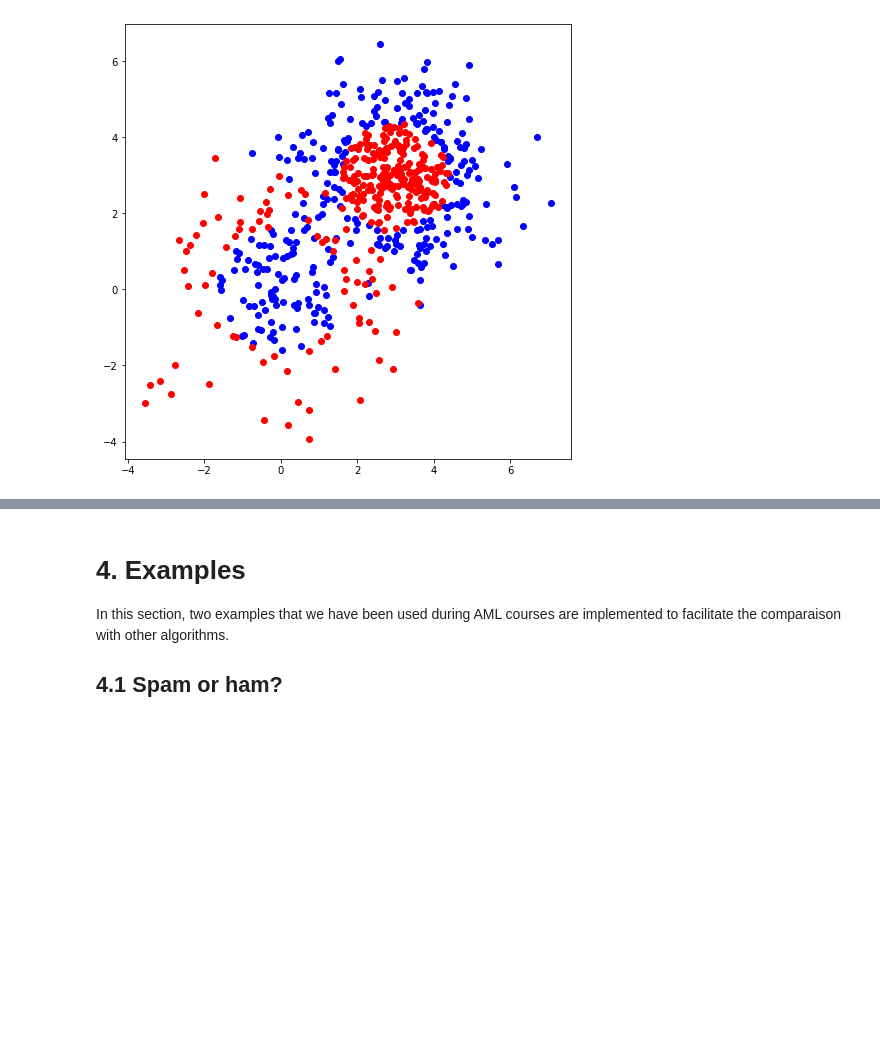
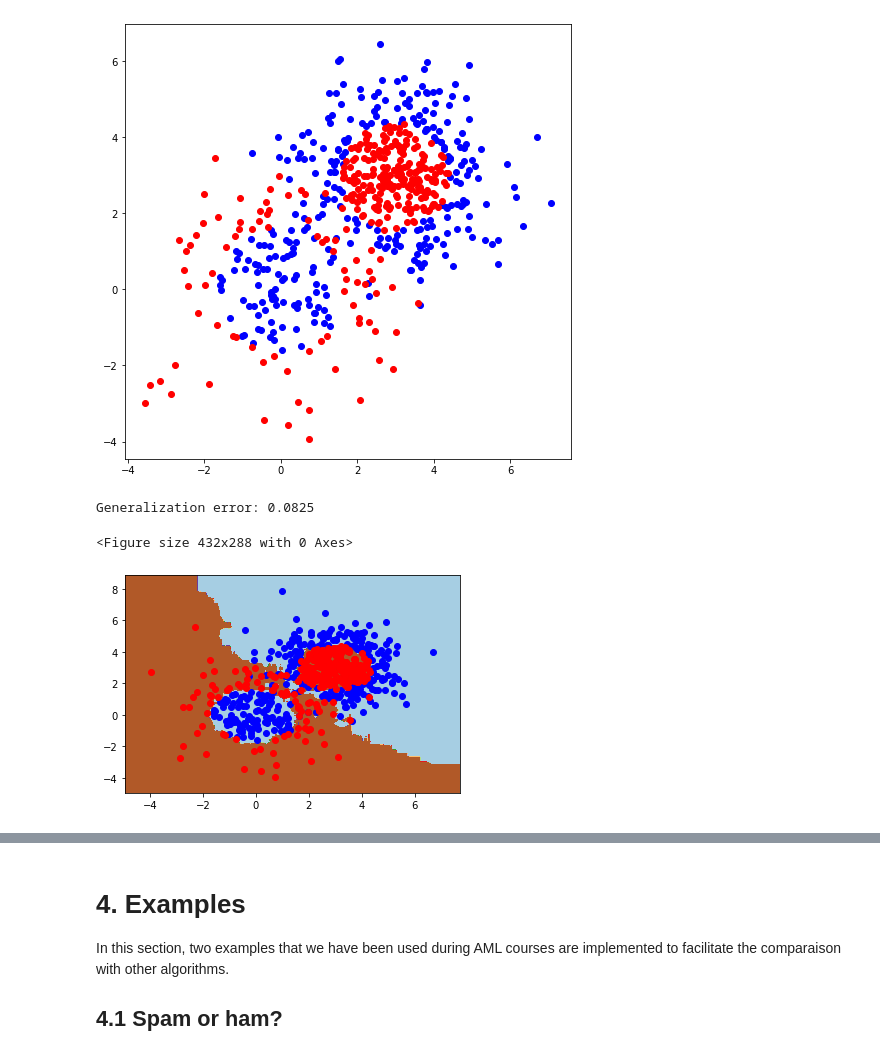
Before and after one commit to Ziqing-WU/ERT-Notebook, a Jupyter notebook: ExtraTrees.ipynb, the cells around one changed output, grey strips where cells are left out. Cells and saved outputs as stored; diff of their text form; code cells hidden in the pictures; blank space fills up the shorter version.

```diff
--- a/ExtraTrees.ipynb
+++ b/ExtraTrees.ipynb
@@ -200,3 +200,20 @@ def plot_decision_boundary(f,X,y):
     plt.scatter(Xred_good[:,0],Xred_good[:,1],c='r')
     plt.scatter(Xred_bad[:,0],Xred_bad[:,1],c='m',marker='v')
     plt.show()
+# %%
+### Generate data
+X,y = gen_data(1)
+Xtest,X = np.split(X,[400])
+ytest,y = np.split(y,[400])
+
+et = ExtraTreesClassifier(n_estimators=101, criterion='entropy', max_depth=None, min_samples_split=2, min_samples_leaf=1, max_features='sqrt', bootstrap=False)
+et.fit(X,y)
+
+# Plot
+print("Generalization error: %g"%(1.-et.score(Xtest,ytest)))
+plt.figure()
+plot_decision_boundary(et,X,y)
+# %% [output]
+Generalization error: 0.0825
+<Figure size 432x288 with 0 Axes>
+[figure, added]
```
Also changed, not shown: parts of 6 cells of this notebook, 1 other file.
